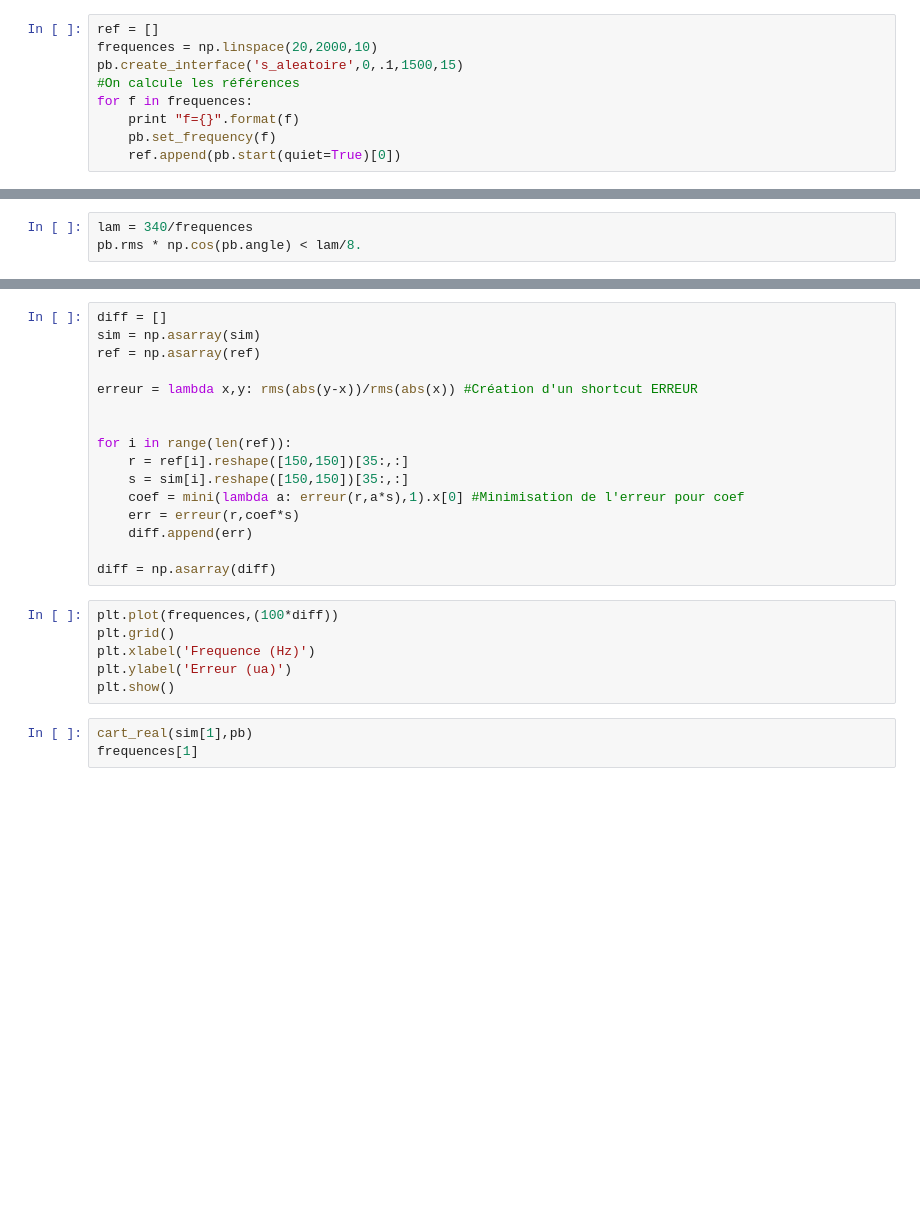
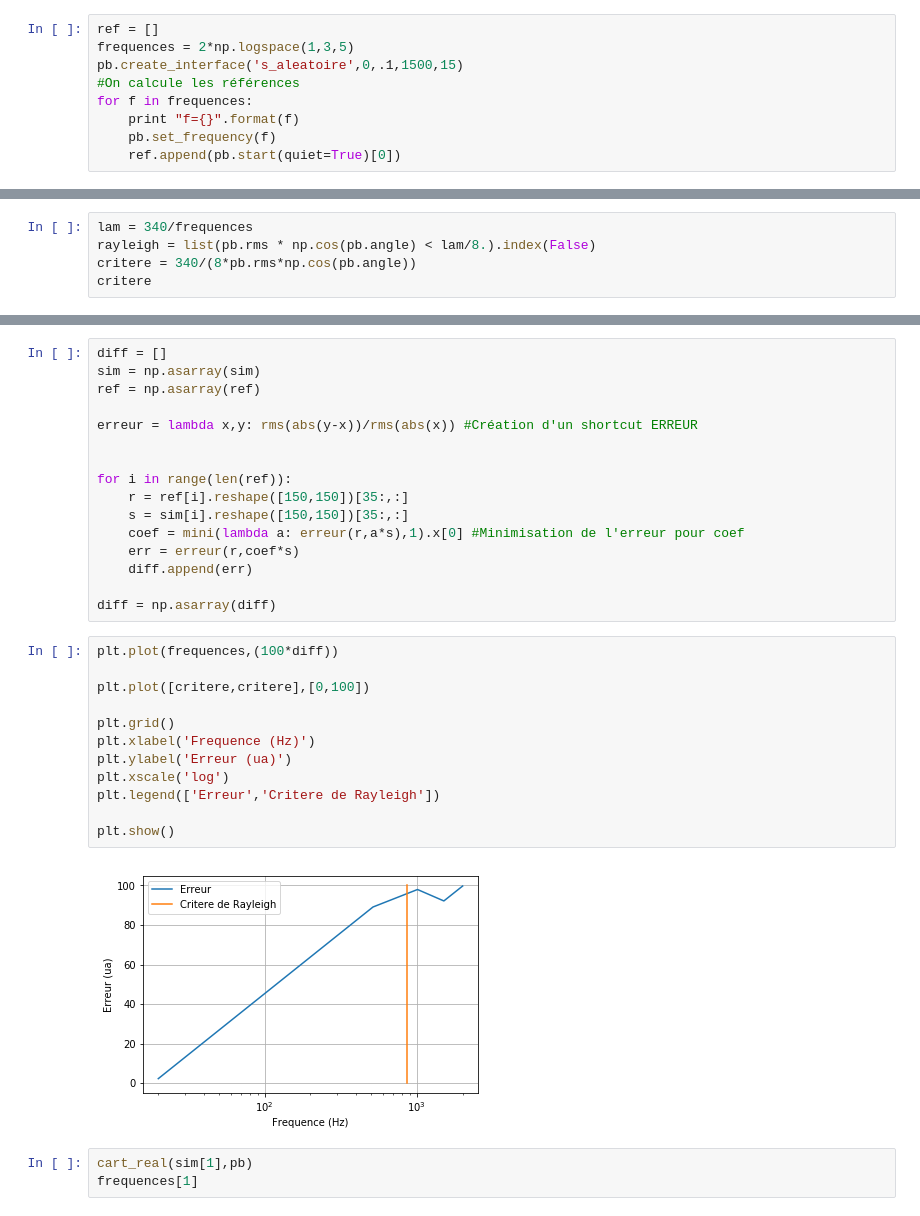
Before and after one commit to caillonantoine/rough-interface, a Jupyter notebook: Avancement.ipynb, the cells around one changed output, grey strips where cells are left out. Saved outputs shown, nothing was run; the diff lists cells and outputs as text; blank space fills up the shorter version.

```diff
--- a/Avancement.ipynb
+++ b/Avancement.ipynb
@@ -88,7 +88,7 @@ print "Taille de rugosité = {}".format(taille)
 Taille de rugosité = 0.17
 # %%
 ref = []
-frequences = np.linspace(20,2000,10)
+frequences = 2*np.logspace(1,3,5)
 pb.create_interface('s_aleatoire',0,.1,1500,15)
 #On calcule les références
 for f in frequences:
@@ -108,3 +118,5 @@ for f in frequences:
 # %%
 lam = 340/frequences
-pb.rms * np.cos(pb.angle) < lam/8.
+rayleigh = list(pb.rms * np.cos(pb.angle) < lam/8.).index(False)
+critere = 340/(8*pb.rms*np.cos(pb.angle))
+critere
@@ -126,10 +140,18 @@ for i in range(len(ref)):
 diff = np.asarray(diff)
 # %%
 plt.plot(frequences,(100*diff))
+
+plt.plot([critere,critere],[0,100])
+
 plt.grid()
 plt.xlabel('Frequence (Hz)')
 plt.ylabel('Erreur (ua)')
+plt.xscale('log')
+plt.legend(['Erreur','Critere de Rayleigh'])
+
 plt.show()
+# %% [output]
+[figure, added]
 # %%
 cart_real(sim[1],pb)
 frequences[1]
```
Also changed, not shown: parts of 3 cells of this notebook.
